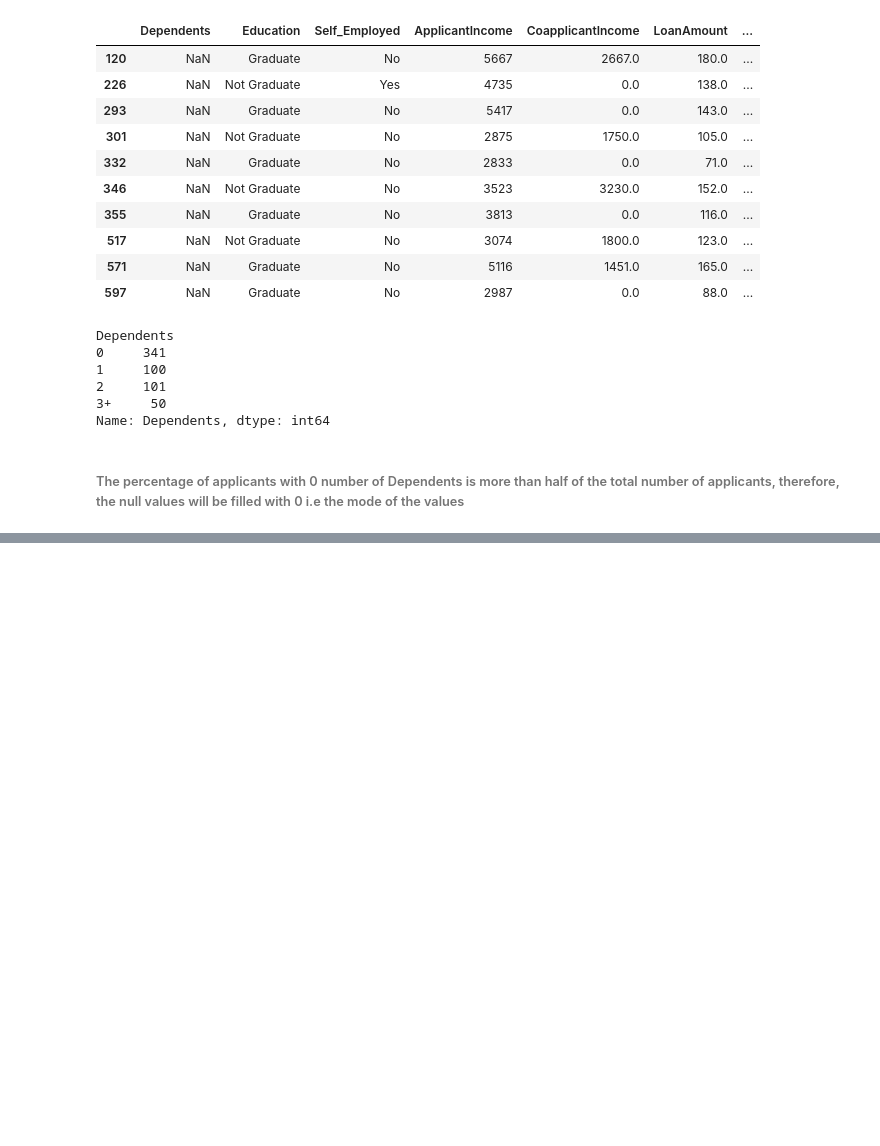
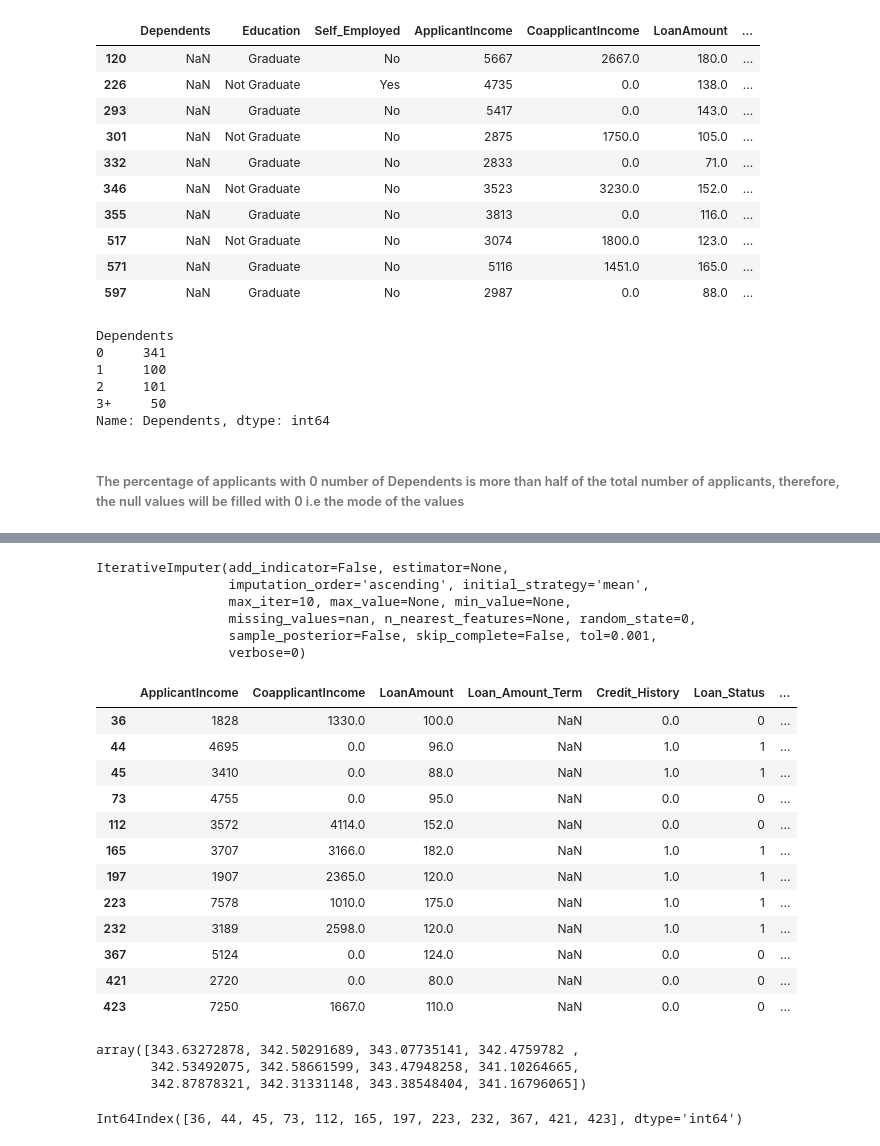
Before and after one commit to OlubiyiMosope/Loan_prediction, a Jupyter notebook: Loan Prediction.ipynb, the cells around one changed output, grey strips where cells are left out. Saved outputs shown, nothing was run; the diff lists cells and outputs as text; code cells hidden in the pictures; blank space fills up the shorter version.

```diff
--- a/Loan Prediction.ipynb
+++ b/Loan Prediction.ipynb
@@ -455,0 +788,32 @@ dtype: int64
+# %%
+imp.fit(train15b.values)
+# %% [output]
+IterativeImputer(add_indicator=False, estimator=None,
+                 imputation_order='ascending', initial_strategy='mean',
+                 max_iter=10, max_value=None, min_value=None,
+                 missing_values=nan, n_nearest_features=None, random_state=0,
+                 sample_posterior=False, skip_complete=False, tol=0.001,
+                 verbose=0)
+# %%
+train15a
+# %% [output]
+|  | ApplicantIncome | CoapplicantIncome | LoanAmount | Loan_Amount_Term | Credit_History | Loan_Status | ... |
+| 36 | 1828 | 1330.0 | 100.0 | NaN | 0.0 | 0 | ... |
+| 44 | 4695 | 0.0 | 96.0 | NaN | 1.0 | 1 | ... |
+| 45 | 3410 | 0.0 | 88.0 | NaN | 1.0 | 1 | ... |
+| 73 | 4755 | 0.0 | 95.0 | NaN | 0.0 | 0 | ... |
+| 112 | 3572 | 4114.0 | 152.0 | NaN | 0.0 | 0 | ... |
+| 165 | 3707 | 3166.0 | 182.0 | NaN | 1.0 | 1 | ... |
+| 197 | 1907 | 2365.0 | 120.0 | NaN | 1.0 | 1 | ... |
+| 223 | 7578 | 1010.0 | 175.0 | NaN | 1.0 | 1 | ... |
+| 232 | 3189 | 2598.0 | 120.0 | NaN | 1.0 | 1 | ... |
+| 367 | 5124 | 0.0 | 124.0 | NaN | 0.0 | 0 | ... |
+| 421 | 2720 | 0.0 | 80.0 | NaN | 0.0 | 0 | ... |
+| 423 | 7250 | 1667.0 | 110.0 | NaN | 0.0 | 0 | ... |
+# %%
+impute = imp.transform(train15a.values)
+impute[:,3]
+# %% [output]
+array([343.63272878, 342.50291689, 343.07735141, 342.4759782 ,
+       342.53492075, 342.58661599, 343.47948258, 341.10264665,
+       342.87878321, 342.31331148, 343.38548404, 341.16796065])
@@ -455,0 +822,4 @@ dtype: int64
+# %%
+train15[train14.Loan_Amount_Term.isnull()].index # extracting the index of the nan values.
+# %% [output]
+Int64Index([36, 44, 45, 73, 112, 165, 197, 223, 232, 367, 421, 423], dtype='int64')
```
Also changed, not shown: parts of 75 cells of this notebook.
